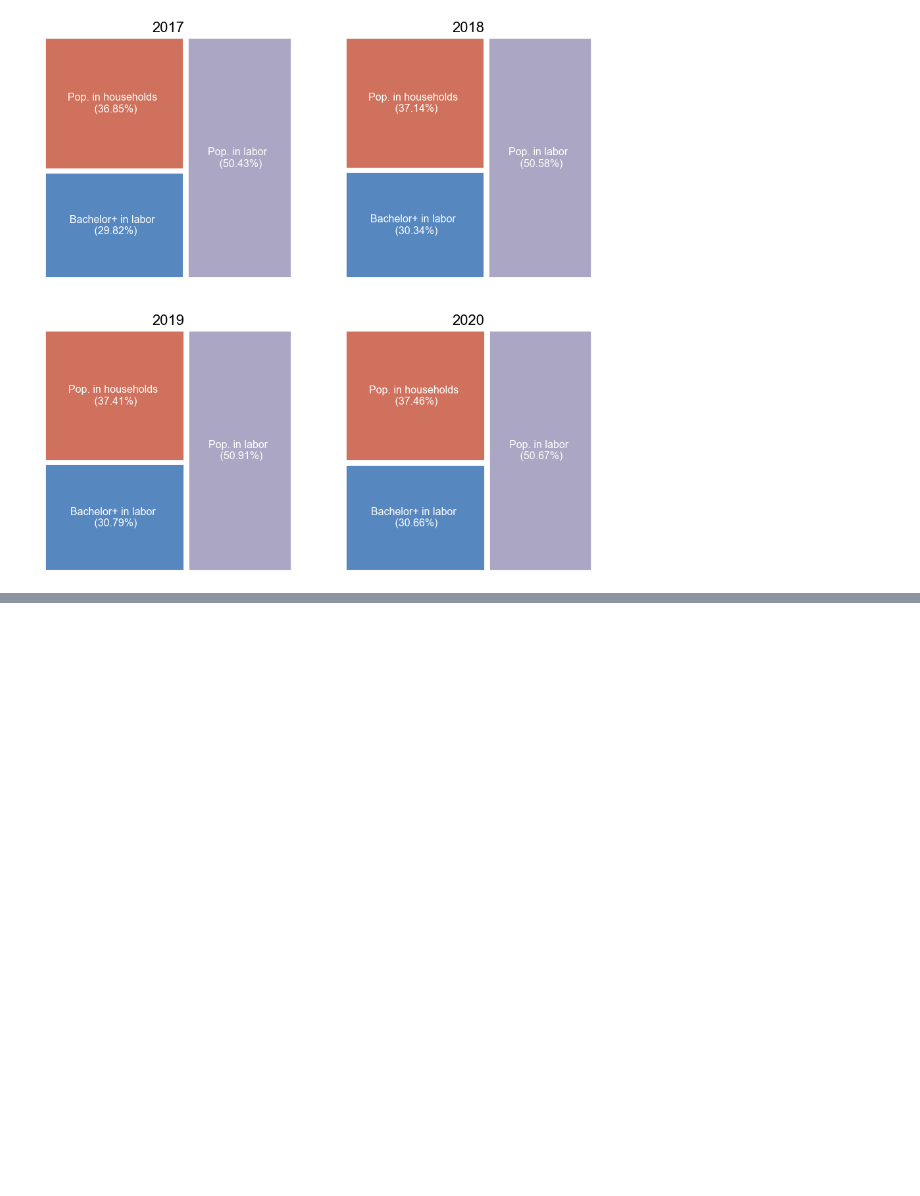
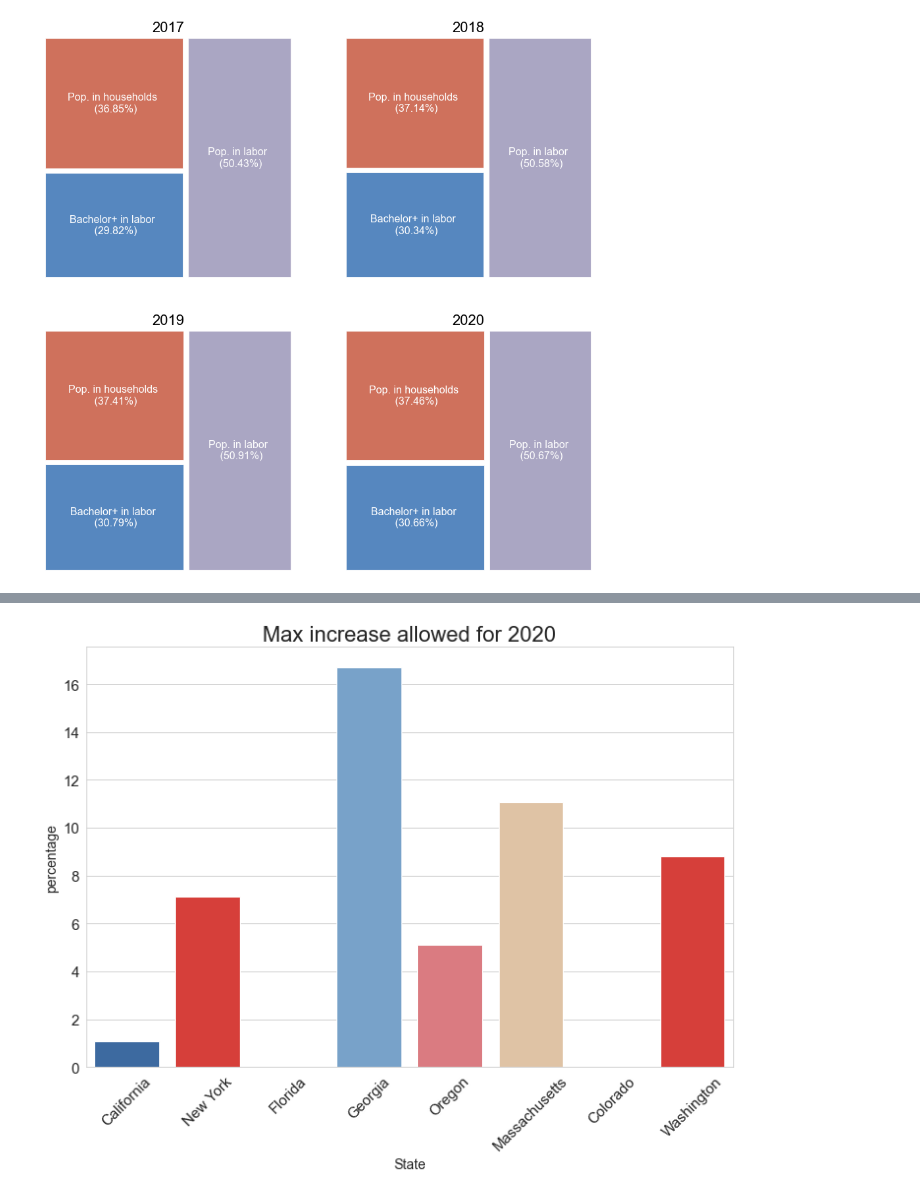
Before and after one commit to aliglara/capstone-c1-DA, a Jupyter notebook: codes/EDA_homeless_pop.ipynb, the cells around one changed output, grey strips where cells are left out. Saved outputs shown, nothing was run; the diff lists cells and outputs as text; code cells hidden in the pictures; blank space fills up the shorter version.

```diff
--- a/codes/EDA_homeless_pop.ipynb
+++ b/codes/EDA_homeless_pop.ipynb
@@ -595,0 +828,10 @@ plt.show()
+# %%
+def able_to_pay(gross_rent, max_rent):
+    if max_rent >= gross_rent:
+        max_increase = round((max_rent/gross_rent - 1) * 100, 2)
+    else:
+        max_increase = 0
+    return max_increase
+# %%
+subdata = earning_df.copy()
+subdata.set_index(["Year", "State name"], inplace=True)
@@ -595,0 +859,6 @@ plt.show()
+# %%
+subdata2020 = subdata.loc[(2020, slice(None))]
+subdata2020.reset_index(inplace=True)
+subdata2020 = subdata2020.drop(["Bachelor earning", "Perc diff", "Max rent Bachelor"], axis=1)
+# %%
+subdata2020["Max increase Master"] = subdata2020[["Gross rent", "Max rent Master"]].apply(lambda x:able_to_pay(*x), axis=1)
@@ -595,0 +877,13 @@ plt.show()
+# %%
+fig, ax = plt.subplots(figsize=(10, 8))
+g = sns.barplot(y="Max increase Master", x="State name", data=subdata2020,
+                palette=palettable.tableau.BlueRed_6.mpl_colors, ax=ax)
+g.set_ylabel("percentage", fontsize=14)
+g.set_xlabel("State", fontsize=14)
+g.set_title("Max increase allowed for 2020")
+g.tick_params(axis='both', which='major', labelsize=15)
+g.tick_params(axis="x", labelrotation=45)
+plt.tight_layout()
+plt.show()
+# %% [output]
+[figure, added]
```
Also changed, not shown: parts of 36 cells of this notebook.
